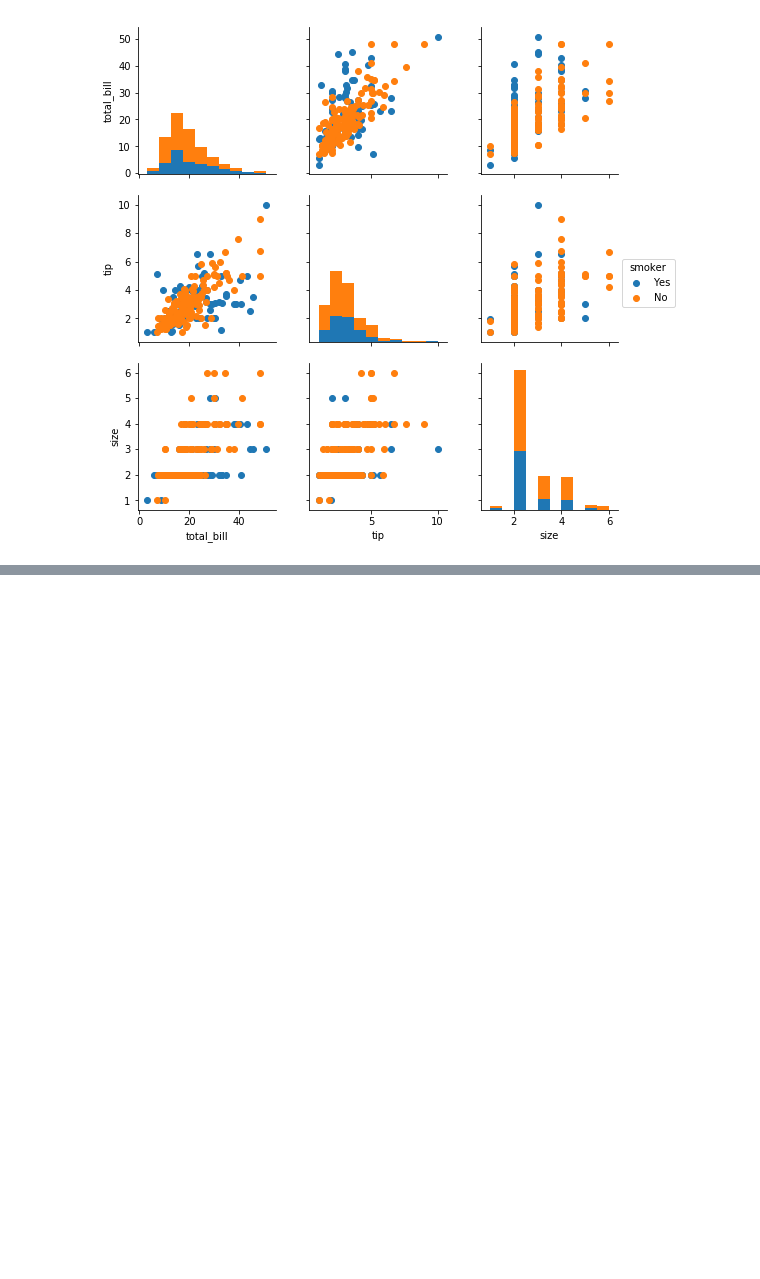
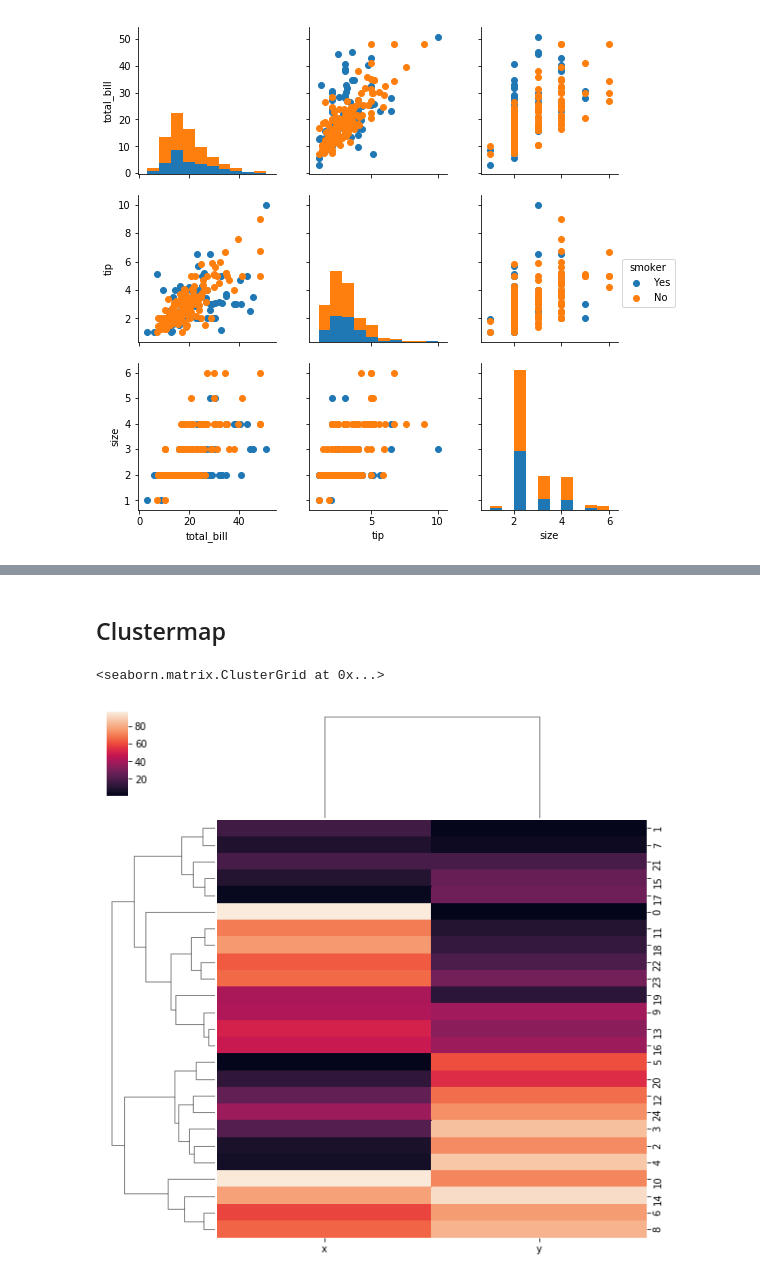
Before and after one commit to jaspajjr/pydata-visualisation, a Jupyter notebook: seaborn-plotting.ipynb, the cells around one changed output, grey strips where cells are left out. Drawn from its saved outputs; the diff is of its cells as text; code cells hidden in the pictures; blank space fills up the shorter version.

```diff
--- a/seaborn-plotting.ipynb
+++ b/seaborn-plotting.ipynb
@@ -170,0 +178,7 @@ g.add_legend();
+# %% [markdown]
+## Clustermap
+# %%
+sns.clustermap(df)
+# %% [output]
+<seaborn.matrix.ClusterGrid at 0x...>
+[figure, added]
```
Also changed, not shown: parts of 4 cells of this notebook.
